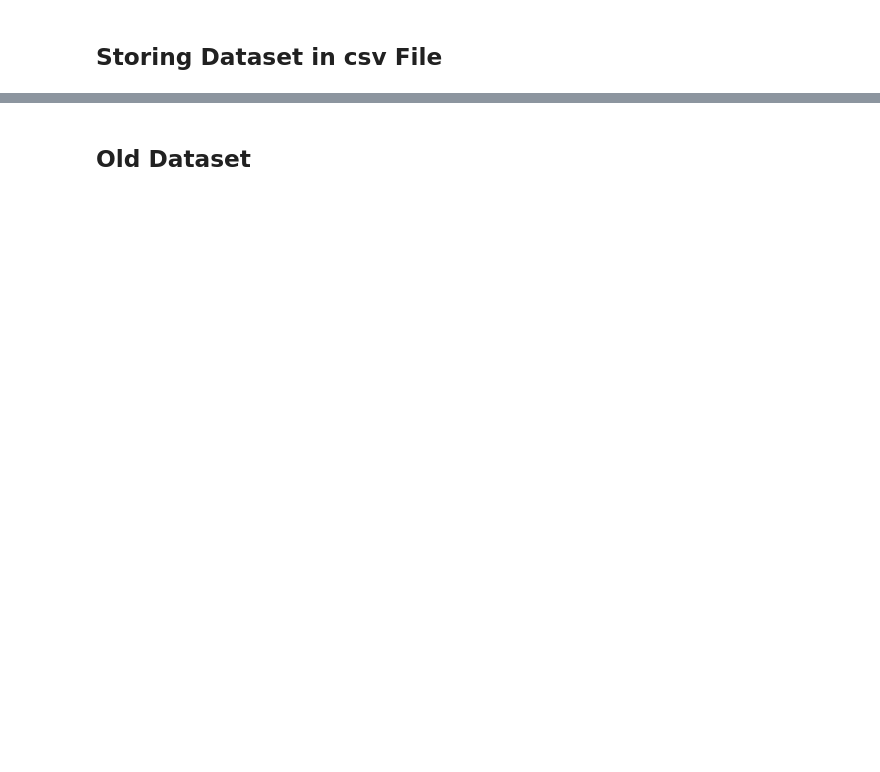
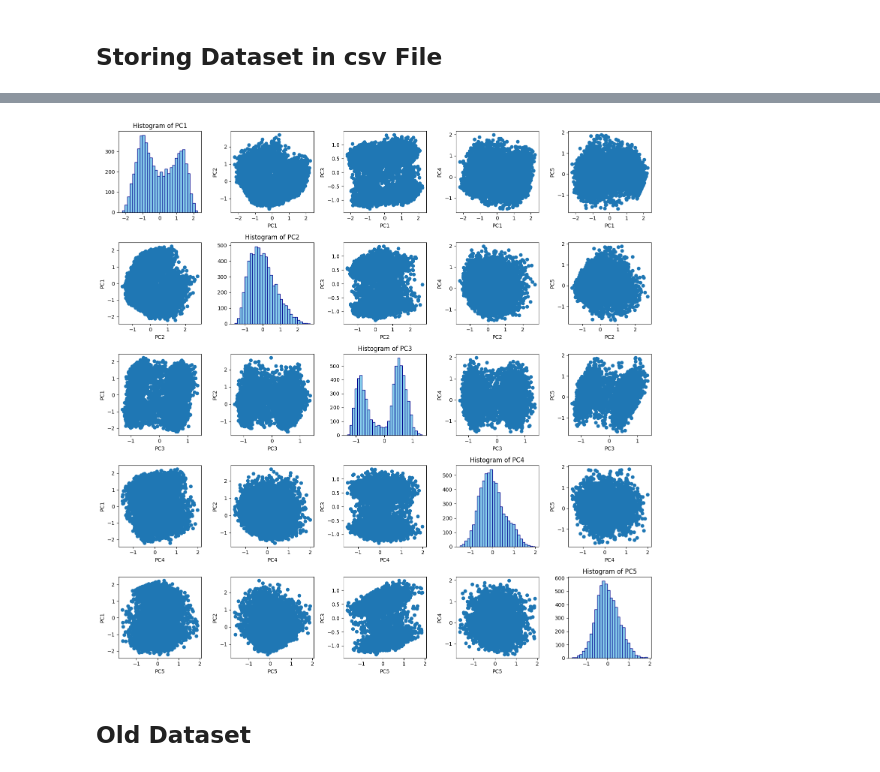
Before and after one commit to davide-marchi/clinical-data-encoding, a Jupyter notebook: Cleaning_Data.ipynb, the cells around one changed output, grey strips where cells are left out. Saved outputs shown, nothing was run; the diff lists cells and outputs as text; code cells hidden in the pictures; blank space fills up the shorter version.

```diff
--- a/Cleaning_Data.ipynb
+++ b/Cleaning_Data.ipynb
@@ -270,3 +392,24 @@ chl_dataset.to_csv(path_or_buf=f'{folder_name}/chl_dataset.csv', index=False)
+# %%
+pca = PCA(n_components=5)
+pcs = pca.fit_transform(X_minmax)
+
+n_components = pca.n_components_
+fig, axes = plt.subplots(n_components, n_components, figsize=(15, 15))
+
+for i in range(n_components):
+    for j in range(n_components):
+        if i == j:
+            axes[i, j].hist(pcs[:, i], bins=30, color='skyblue', ec='darkblue')
+            axes[i, j].set_title(f'Histogram of PC{i+1}')
+        else:
+            axes[i, j].scatter(pcs[:, i], pcs[:, j])
+            axes[i, j].set_xlabel(f'PC{i+1}')
+            axes[i, j].set_ylabel(f'PC{j+1}')
+
+plt.tight_layout()
+plt.show()
+# %% [output]
+[figure, added]
 # %% [markdown]
 ## Old Dataset
 # %%
```
Also changed, not shown: parts of 27 cells of this notebook, 3 other files.
